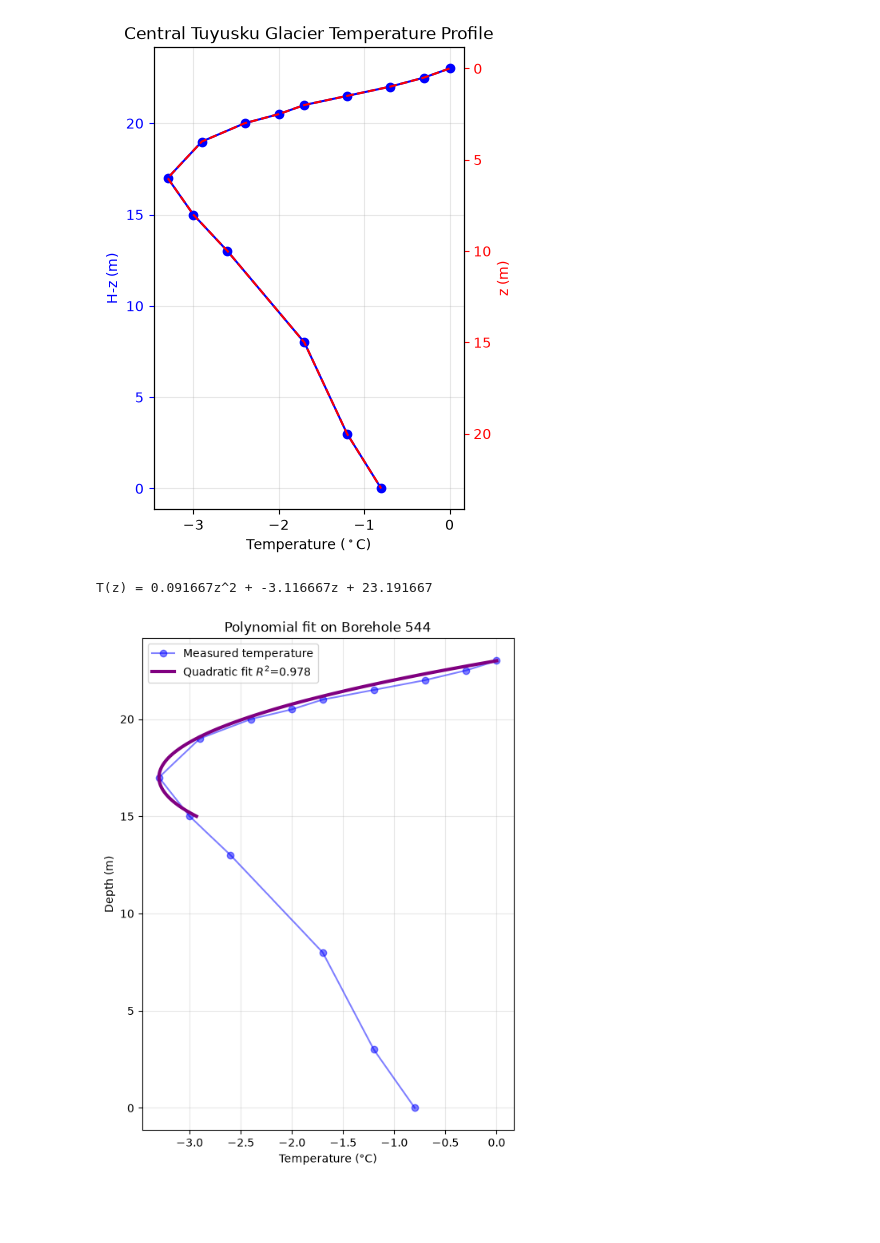
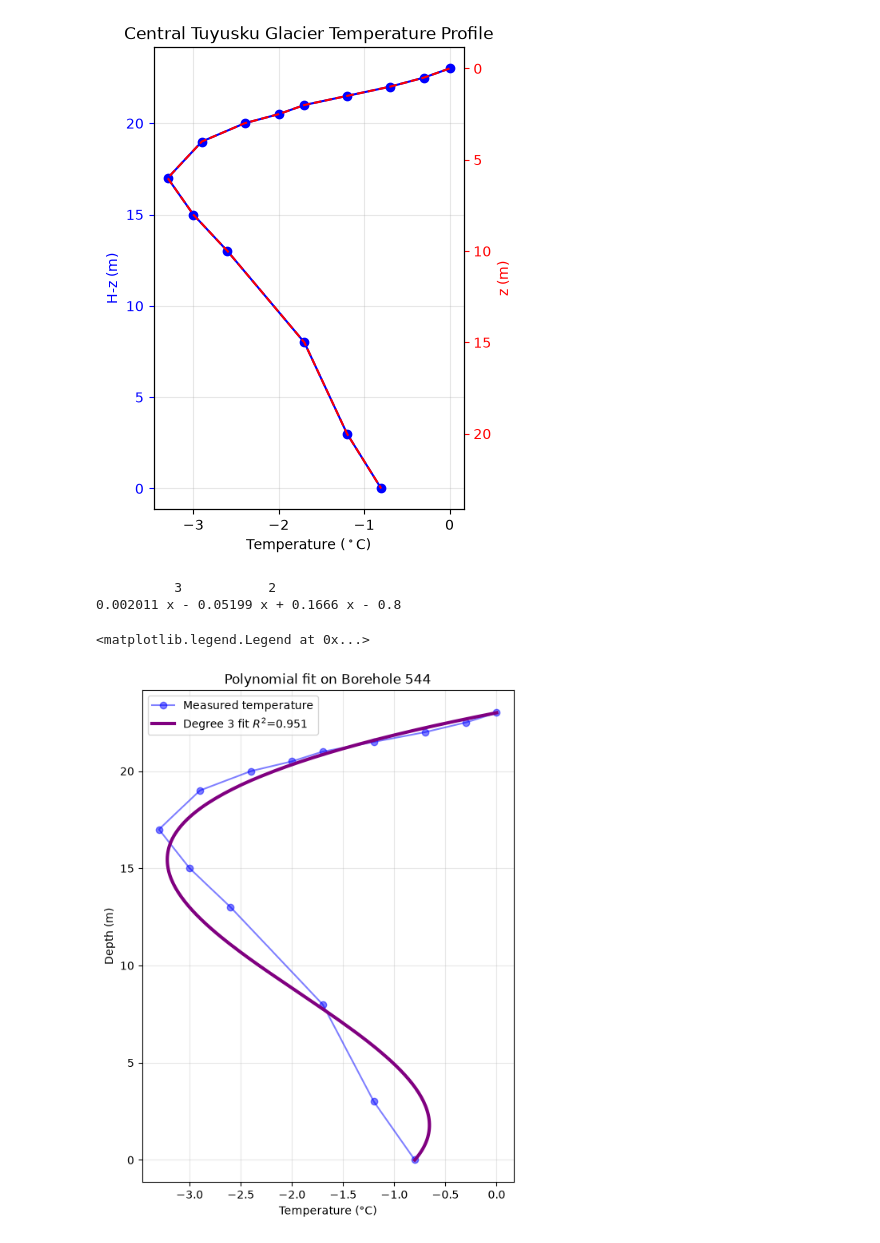
Before and after one commit to joshpark1007/Fall26-ESM-Project, a Jupyter notebook: test_1.ipynb, the cells around one changed output. Saved outputs shown, nothing was run; the diff lists cells and outputs as text; code cells hidden in the pictures; blank space fills up the shorter version.

Commit message:
updated polynomial fit

```diff
--- a/test_1.ipynb
+++ b/test_1.ipynb
@@ -99,28 +91,28 @@ x = np.linalg.inv(A)@y
-# %%
-def T_fit(z):
-    return x[0]*z**2 + x[1]*z + x[2]
-z_fit=np.linspace(15, 23, 100)
-
-
-
-mask = (z >= 15) & (z <= 23)
-z_subset = z[mask]
-T_subset = T[mask]
-T_pred = T_fit(z_subset)
-R2 = r2_score(T_subset, T_pred)
-
-plt.figure(figsize=(6, 8))
-plt.plot(T, z, '-o', label='Measured temperature', color ='b',alpha=0.5)
-plt.plot(T_fit(z_fit), z_fit, '-', label=f'Quadratic fit $R^2$={R2:.3f}', lw=3,color ='purple')
-
-plt.xlabel('Temperature (°C)')
-plt.ylabel('Depth (m)')
-plt.title('Polynomial fit on Borehole 544')
-plt.grid(alpha=0.3)
-plt.legend()
-
-
-print(f"T(z) = {x[0]:.6f}z^2 + {x[1]:.6f}z + {x[2]:.6f}")
-# %% [output]
-T(z) = 0.091667z^2 + -3.116667z + 23.191667
-[figure, removed]
+# %%
+def constrained_polyfit(z, T, z_s, T_s, z_b, T_b, deg):
+    z, T = np.asarray(z, float), np.asarray(T, float)
+    line = lambda zz: T_s + (T_b - T_s) * (zz - z_s) / (z_b - z_s)
+    fac  = lambda zz: (zz - z_s) * (zz - z_b)
+    m = ~np.isclose(z, z_s) & ~np.isclose(z, z_b)      # endpoints: skip
+    q = np.polyfit(z[m], (T[m] - line(z[m])) / fac(z[m]), deg - 2, w=np.abs(fac(z[m])))
+    l = np.poly1d(np.polyfit([z_s, z_b], [T_s, T_b], 1))
+    f = np.poly1d([1, -(z_s + z_b), z_s * z_b])
+    return l + f * np.poly1d(q)
+
+z_s, T_s = 23.0, 0.0  # surface
+z_b, T_b = 0.0, -0.8  # base
+
+p = constrained_polyfit(z, T, z_s, T_s, z_b, T_b, deg=3)
+R2 = r2_score(T, p(z))
+print(p)   # coefficients
+
+z_fit = np.linspace(z.min(), z.max(), 200)
+plt.figure(figsize=(6, 8))
+plt.plot(T, z, '-o', color='b', alpha=0.5, label='Measured temperature')
+plt.plot(p(z_fit), z_fit, color='purple', lw=3, label=f'Degree 3 fit $R^2$={R2:.3f}')
+plt.title('Polynomial fit on Borehole 544'); plt.xlabel('Temperature (°C)'); plt.ylabel('Depth (m)'); plt.grid(alpha=0.3); plt.legend()
+# %% [output]
+          3           2
+0.002011 x - 0.05199 x + 0.1666 x - 0.8
+<matplotlib.legend.Legend at 0x...>
+[figure, added]
```
Also changed, not shown: parts of 1 cell of this notebook.
